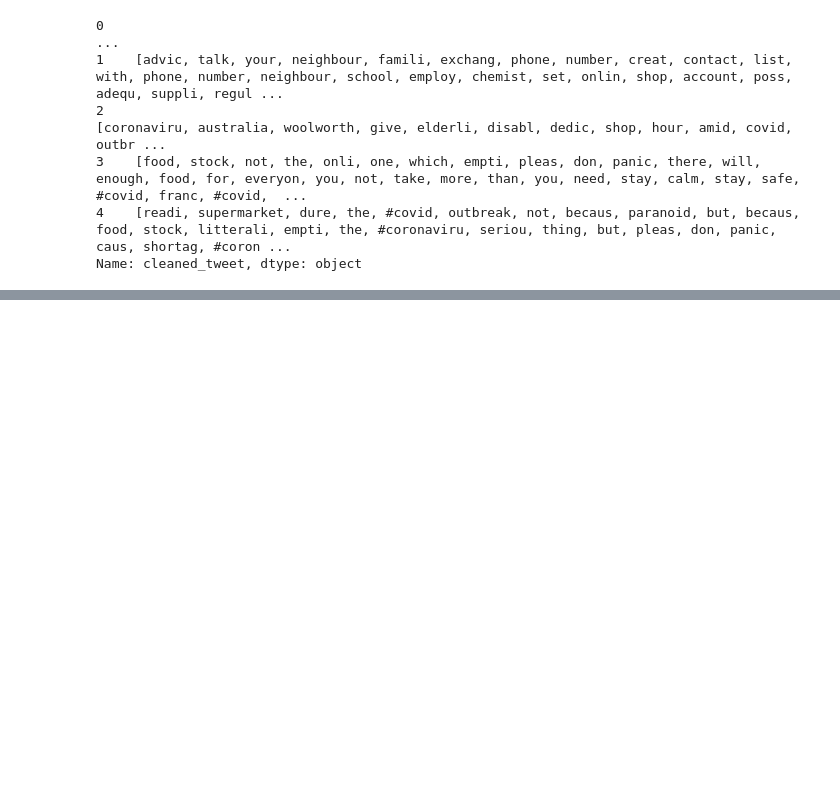
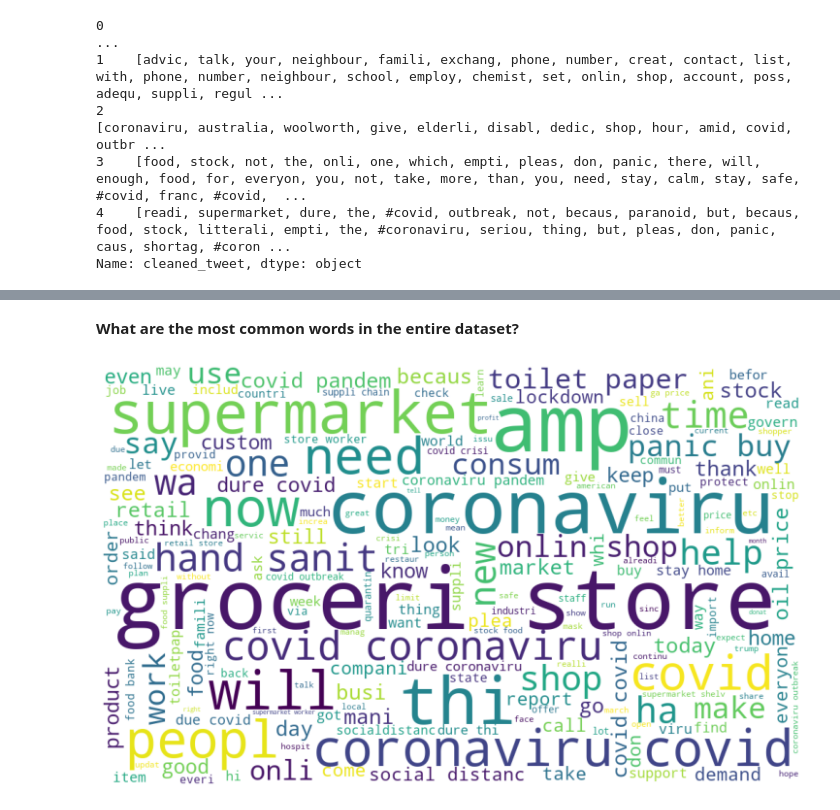
Before and after one commit to Rajesh1505/Coronavirus_Tweet_Sentiment_Analysis-Capstone_Project_3, a Jupyter notebook: Coronavirus_Tweet_Sentiment_Analysis_Rajesh_Kumar_Patel_Capstone_Project_3.ipynb, the cells around one changed output, grey strips where cells are left out. Drawn from its saved outputs; the diff is of its cells as text; code cells hidden in the pictures; blank space fills up the shorter version.

```diff
--- a/Coronavirus_Tweet_Sentiment_Analysis_Rajesh_Kumar_Patel_Capstone_Project_3.ipynb
+++ b/Coronavirus_Tweet_Sentiment_Analysis_Rajesh_Kumar_Patel_Capstone_Project_3.ipynb
@@ -474,0 +485,16 @@ tweet_data.head()
+# %% [markdown]
+**What are the most common words in the entire dataset?**
+# %%
+#visualize most common words in the entire dataset
+whole_words = ' '.join([text for text in tweet_data['cleaned_tweet']])
+
+#generate a word cloud image
+from wordcloud import WordCloud
+wordcloud = WordCloud(background_color="white", width=1000, height=600).generate(whole_words)
+plt.figure(figsize=(10,6))
+plt.axis("off")
+plt.tight_layout(pad=0)
+plt.imshow(wordcloud)
+plt.show()
+# %% [output]
+[figure, added]
```
Also changed, not shown: parts of 30 cells of this notebook.
